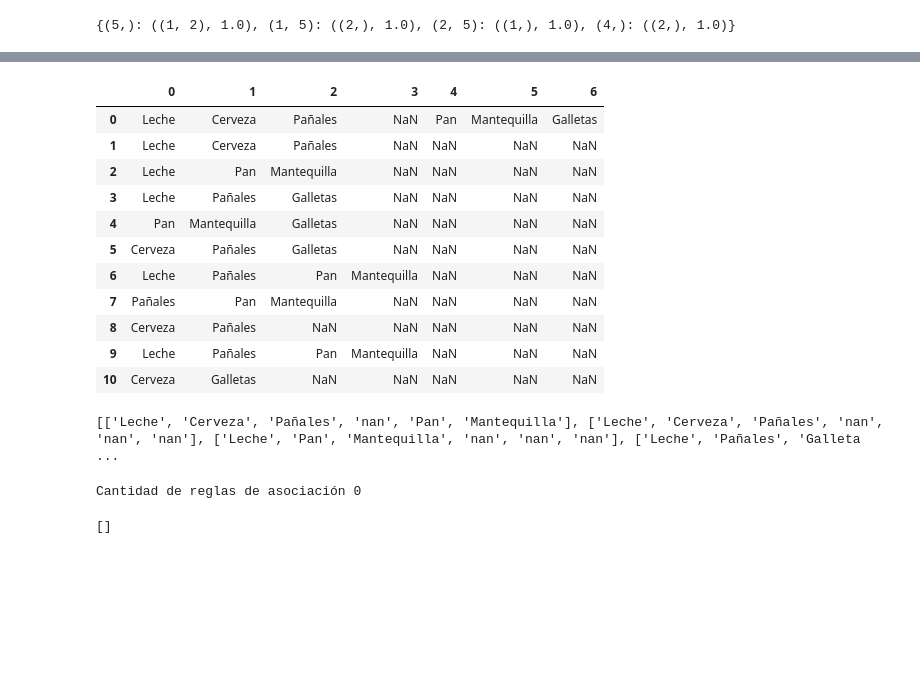
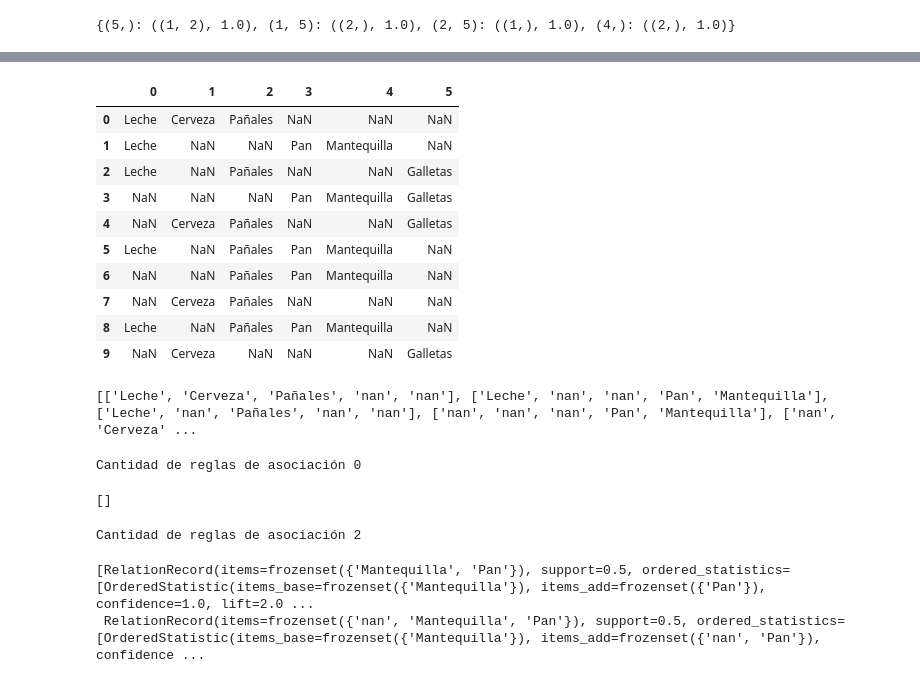
Before and after one commit to jcarvajalri/MineriaDatosUN, a Jupyter notebook: TallerAsociacion.ipynb, the cells around one changed output, grey strips where cells are left out. Cells and saved outputs as stored; diff of their text form; code cells hidden in the pictures; blank space fills up the shorter version.

```diff
--- a/TallerAsociacion.ipynb
+++ b/TallerAsociacion.ipynb
@@ -76,28 +76,27 @@ Saving marketBasketM.csv to marketBasketM (2).csv
 # %%
 #Se visualiza el archivo market Basket
-dataMB = pd.read_csv(io.BytesIO(uploaded['marketBasketM.csv']), sep=',',header=None)
+dataMB = pd.read_csv(io.BytesIO(uploaded['marketBasketN.csv']), sep=';',header=None)
 #dataMB.head()
 #dataMB.shape
 dataMB
 # %% [output]
-|  | 0 | 1 | 2 | 3 | 4 | 5 | 6 |
-| 0 | Leche | Cerveza | Pañales | NaN | Pan | Mantequilla | Galletas |
-| 1 | Leche | Cerveza | Pañales | NaN | NaN | NaN | NaN |
-| 2 | Leche | Pan | Mantequilla | NaN | NaN | NaN | NaN |
-| 3 | Leche | Pañales | Galletas | NaN | NaN | NaN | NaN |
-| 4 | Pan | Mantequilla | Galletas | NaN | NaN | NaN | NaN |
-| 5 | Cerveza | Pañales | Galletas | NaN | NaN | NaN | NaN |
-| 6 | Leche | Pañales | Pan | Mantequilla | NaN | NaN | NaN |
-| 7 | Pañales | Pan | Mantequilla | NaN | NaN | NaN | NaN |
-| 8 | Cerveza | Pañales | NaN | NaN | NaN | NaN | NaN |
-| 9 | Leche | Pañales | Pan | Mantequilla | NaN | NaN | NaN |
-| 10 | Cerveza | Galletas | NaN | NaN | NaN | NaN | NaN |
+|  | 0 | 1 | 2 | 3 | 4 | 5 |
+| 0 | Leche | Cerveza | Pañales | NaN | NaN | NaN |
+| 1 | Leche | NaN | NaN | Pan | Mantequilla | NaN |
+| 2 | Leche | NaN | Pañales | NaN | NaN | Galletas |
+| 3 | NaN | NaN | NaN | Pan | Mantequilla | Galletas |
+| 4 | NaN | Cerveza | Pañales | NaN | NaN | Galletas |
+| 5 | Leche | NaN | Pañales | Pan | Mantequilla | NaN |
+| 6 | NaN | NaN | Pañales | Pan | Mantequilla | NaN |
+| 7 | NaN | Cerveza | Pañales | NaN | NaN | NaN |
+| 8 | Leche | NaN | Pañales | Pan | Mantequilla | NaN |
+| 9 | NaN | Cerveza | NaN | NaN | NaN | Galletas |
 # %%
 recordsMB = []
 for i in range(0, 10):
-     recordsMB.append([str(dataMB.values[i,j]) for j in range(0, 6)])
+    recordsMB.append([str(dataMB.values[i,j]) for j in range(0, 5)])
 print(recordsMB)
 # %% [output]
-[['Leche', 'Cerveza', 'Pañales', 'nan', 'Pan', 'Mantequilla'], ['Leche', 'Cerveza', 'Pañales', 'nan', 'nan', 'nan'], ['Leche', 'Pan', 'Mantequilla', 'nan', 'nan', 'nan'], ['Leche', 'Pañales', 'Galleta ...
+[['Leche', 'Cerveza', 'Pañales', 'nan', 'nan'], ['Leche', 'nan', 'nan', 'Pan', 'Mantequilla'], ['Leche', 'nan', 'Pañales', 'nan', 'nan'], ['nan', 'nan', 'nan', 'Pan', 'Mantequilla'], ['nan', 'Cerveza' ...
 # %%
 # (a) Una regla que tiene alto soporte y alta confianza
@@ -110,3 +109,15 @@ association_results
 # %% [output]
 Cantidad de reglas de asociación 0
 []
+# %%
+# (b) Una regla que tiene razonablemente alto soporte, pero baja confianza
+#Soporte = 45% confianza = 20% Minima selección de productos 2
+association_rules = apriori(recordsMB, min_support=0.45, min_confidence=0.2, min_lift=2, min_length=2)
+association_results = list(association_rules)
+countAssociationRules =  len(association_results)
+print("Cantidad de reglas de asociación " + str(countAssociationRules))
+association_results
+# %% [output]
+Cantidad de reglas de asociación 2
+[RelationRecord(items=frozenset({'Mantequilla', 'Pan'}), support=0.5, ordered_statistics=[OrderedStatistic(items_base=frozenset({'Mantequilla'}), items_add=frozenset({'Pan'}), confidence=1.0, lift=2.0 ...
+ RelationRecord(items=frozenset({'nan', 'Mantequilla', 'Pan'}), support=0.5, ordered_statistics=[OrderedStatistic(items_base=frozenset({'Mantequilla'}), items_add=frozenset({'nan', 'Pan'}), confidence ...
```
Also changed, not shown: parts of 10 cells of this notebook.
